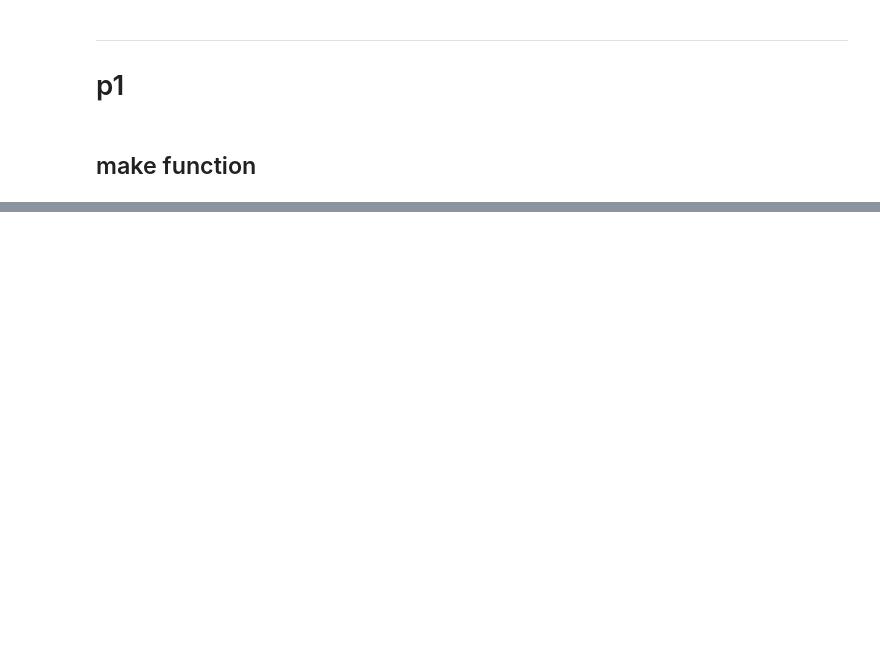
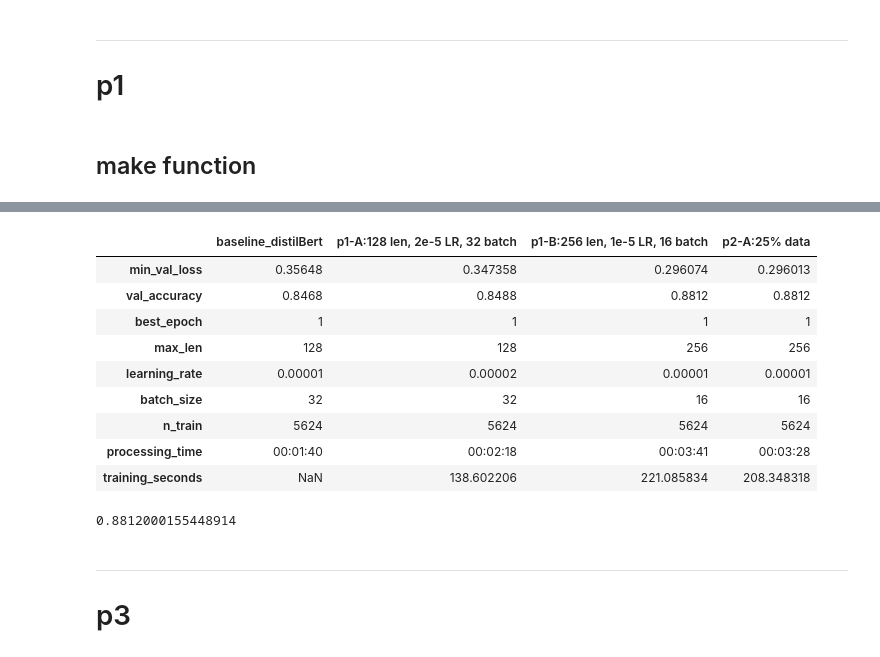
Before and after one commit to raffwh/dx703_hw, a Jupyter notebook: notebooks/_scratchpad/09.ipynb, the cells around one changed output, grey strips where cells are left out. Drawn from its saved outputs; the diff is of its cells as text; code cells hidden in the pictures; blank space fills up the shorter version.

```diff
--- a/notebooks/_scratchpad/09.ipynb
+++ b/notebooks/_scratchpad/09.ipynb
@@ -574,0 +584,41 @@ Detected at node StatefulPartitionedCall defined at (most recent call last):
+# %%
+p2_experiment_config = {
+    "p2-A:25% data":        dict(SUBSET_FRAC=0.25),
+    # "p2-B:50% data":        dict(SUBSET_FRAC=0.50),
+    # "p2-C:100% data":       dict(SUBSET_FRAC=1.00),
+}
+
+#--default
+p2_model_config = dict(
+    MAX_LEN=256,
+    LR=1e-5,
+    BATCH=16,
+    # EPOCHS=2,
+)
+
+
+#---experiment
+for p2_title, p2_config in p2_experiment_config.items():
+    display(HTML(f"<h2>{p2_title}</h2>"))
+
+    ##---rebuild training data
+    train_ds = get_training_subset(p2_config["SUBSET_FRAC"])
+    X_tr = np.array(train_ds["text"], dtype= object)
+    y_tr = np.array(train_ds["label"], dtype= "int32")
+
+    ##-- reusing the p1 model
+    history, elapsed, y_pred = p1_model(**p2_model_config)
+
+    best_idx = int(np.argmin(history.history["val_loss"]))
+
+    Results[p2_title] = {
+        "min_val_loss": float(history.history["val_loss"][best_idx]),
+        "val_accuracy": float(history.history["val_acc"][best_idx]),
+        "best_epoch": best_idx + 1,
+        "max_len": p2_model_config["MAX_LEN"],
+        "learning_rate": p2_model_config["LR"],
+        "batch_size": p2_model_config["BATCH"],
+        "n_train": len(X_tr),
+        "training_seconds": float(elapsed),
+        "processing_time": format_hms(elapsed),
+    }
@@ -574,0 +673,30 @@ Detected at node StatefulPartitionedCall defined at (most recent call last):
+# %%
+pd.DataFrame(Results)
+# %% [output]
+|  | baseline_distilBert | p1-A:128 len, 2e-5 LR, 32 batch | p1-B:256 len, 1e-5 LR, 16 batch | p2-A:25% data |
+| min_val_loss | 0.35648 | 0.347358 | 0.296074 | 0.296013 |
+| val_accuracy | 0.8468 | 0.8488 | 0.8812 | 0.8812 |
+| best_epoch | 1 | 1 | 1 | 1 |
+| max_len | 128 | 128 | 256 | 256 |
+| learning_rate | 0.00001 | 0.00002 | 0.00001 | 0.00001 |
+| batch_size | 32 | 32 | 16 | 16 |
+| n_train | 5624 | 5624 | 5624 | 5624 |
+| processing_time | 00:01:40 | 00:02:18 | 00:03:41 | 00:03:28 |
+| training_seconds | NaN | 138.602206 | 221.085834 | 208.348318 |
+# %%
+p1_result = (
+        pd.DataFrame(Results)
+        .T
+        .reset_index()
+        .rename(columns={"index": "model"})
+        .query("model.str.startswith('p1')")
+        .sort_values(by="min_val_loss", ascending=True)
+
+    )
+float(p1_result["val_accuracy"].iloc[0])
+# %% [output]
+0.8812000155448914
+# %% [markdown]
+----
+
+# p3
```
Also changed, not shown: parts of 14 cells of this notebook.
